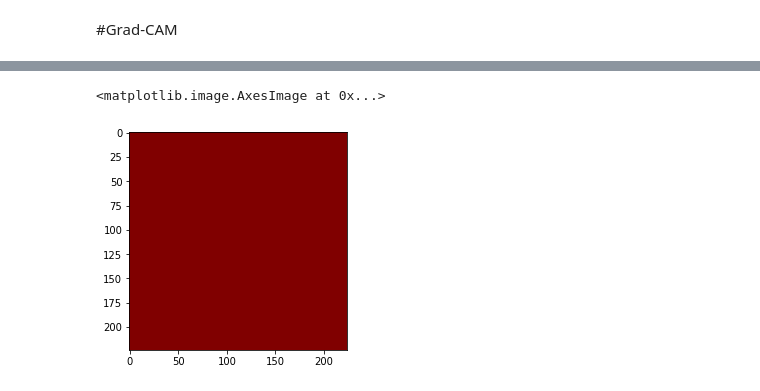
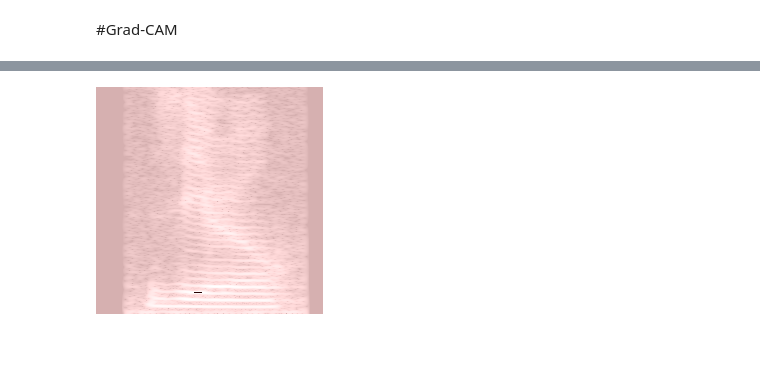
Before and after one commit to lutschdig/XAI_spec_AudioMNIST, a Jupyter notebook: 02_XAI_methods.ipynb, the cells around one changed output, grey strips where cells are left out. Cells and saved outputs as stored; diff of their text form; code cells hidden in the pictures; blank space fills up the shorter version.

Commit message:
Grad-CAM, iterator, waveform/spectrogram plots
- Grad-CAM implemented completely
- iterator: all test files for each model
- adjusted waveform and spectrogram plot functions

```diff
--- a/02_XAI_methods.ipynb
+++ b/02_XAI_methods.ipynb
@@ -25,7 +34,7 @@ import math
 ## Set Paths
 # %%
 # set root dir: the path to the github repo folder "XAI_spec_TSC" in your google drive
-root_dir = '/gdrive/My Drive/Xplainable AI - Univariate Time Series - spectrograms/'
+root_dir = '/gdrive/My Drive/XAI_spec_AudioMNIST/'
 
 paths = {
     'root': root_dir,
@@ -41,7 +50,9 @@ paths = {
     'xai': os.path.join(root_dir, 'results/xai'),
     'plots': os.path.join(root_dir, 'results/plots'),
     'plots_waveform': os.path.join(root_dir, 'results/plots/waveform'),
-    'plots_spectrograms': os.path.join(root_dir, 'results/plots/spectrograms')
+    'plots_spectrograms': os.path.join(root_dir, 'results/plots/spectrograms'),
+    'plots_xai': os.path.join(root_dir, 'results/plots/xai'),
+    'plots_Grad-CAM': os.path.join(root_dir, 'results/plots/xai/Grad-CAM'),
 }
 
 # labels and number of splits
@@ -186,10 +395,12 @@ import tensorflow as tf
 # %%
 model = load_model(os.path.join(paths['models'],'AlexNet_digit_0.h5'))
-filepath = '/gdrive/My Drive/Xplainable AI - Univariate Time Series - spectrograms/spectrograms/32/AlexNet_0_32_0.hdf5'
+filepath = '/gdrive/My Drive/Xplainable AI - Univariate Time Series - spectrograms/spectrograms/32/AlexNet_0_32_1.hdf5'
 f = h5py.File(filepath, 'r')
 x_cur = f['data'][...]
 y_cur = f['label'][...]
 f.close()
+img = x_cur.reshape(227,227,1)
+x_cur = x_cur/255
 x_cur = x_cur.reshape(227,227,1)
 
 # read according test data
@@ -200,3 +411,5 @@ x_cur = x_cur.reshape(227,227,1)
 last_layer = 'conv2d_4'
 #pred_probas = model.predict(x_cur, verbose=1)
 #predictions = np.argmax(pred_probas,axis=1)
+# img = array_to_img(img)
+# display(img)
@@ -206,49 +423,47 @@ last_layer = 'conv2d_4'
 # %%
-# from https://gist.github.com/RaphaelMeudec/e9a805fa82880876f8d89766f0690b54
-import cv2
-import numpy as np
-import tensorflow as tf
+
 
 #IMAGE_PATH = './cat.jpg'
 LAYER_NAME = last_layer
 CAT_CLASS_INDEX = 0
 
-
-img = x_cur
 #img = tf.keras.preprocessing.image.load_img(IMAGE_PATH, target_size=(224, 224))
 #img = tf.keras.preprocessing.image.img_to_array(img)
 
 #model = tf.keras.applications.vgg16.VGG16(weights='imagenet', include_top=True)
 
 grad_model = tf.keras.models.Model([model.inputs], [model.get_layer(LAYER_NAME).output, model.output])
 
 with tf.GradientTape() as tape:
-    conv_outputs, predictions = grad_model(np.array([img]))
+    conv_outputs, predictions = grad_model(np.array([x_cur]))
     loss = predictions[:, CAT_CLASS_INDEX]
 
 output = conv_outputs[0]
 grads = tape.gradient(loss, conv_outputs)[0]
 
 gate_f = tf.cast(output > 0, 'float32')
 gate_r = tf.cast(grads > 0, 'float32')
 guided_grads = tf.cast(output > 0, 'float32') * tf.cast(grads > 0, 'float32') * grads
 
 weights = tf.reduce_mean(guided_grads, axis=(0, 1))
 
 cam = np.ones(output.shape[0: 2], dtype = np.float32)
 
 for i, w in enumerate(weights):
     cam += w * output[:, :, i]
 
-cam = cv2.resize(cam.numpy(), (224, 224))
+cam = cv2.resize(cam.numpy(), (227, 227))
 cam = np.maximum(cam, 0)
 heatmap = (cam - cam.min()) / (cam.max() - cam.min())
 
 cam = cv2.applyColorMap(np.uint8(255*heatmap), cv2.COLORMAP_JET)
 
-output_image = cv2.addWeighted(cv2.cvtColor(img.astype('uint8'), cv2.COLOR_RGB2GRAY), 0.5, cam, 1, 0)
 
+
+output_image = cv2.addWeighted(cv2.cvtColor(img.astype('uint8'), cv2.COLOR_RGB2BGR), 1, cam, 0.3, 0)
+output_image = cv2.flip(output_image, 0)
 cv2.imwrite(os.path.join(paths['root'],'gradCAM.png'), output_image)
+res = array_to_img(output_image)
+display(res)
 # %% [output]
-<matplotlib.image.AxesImage at 0x...>
-[figure, old version]
+[figure, new version]
```
Also changed, not shown: parts of 31 cells of this notebook, 3 other files.
